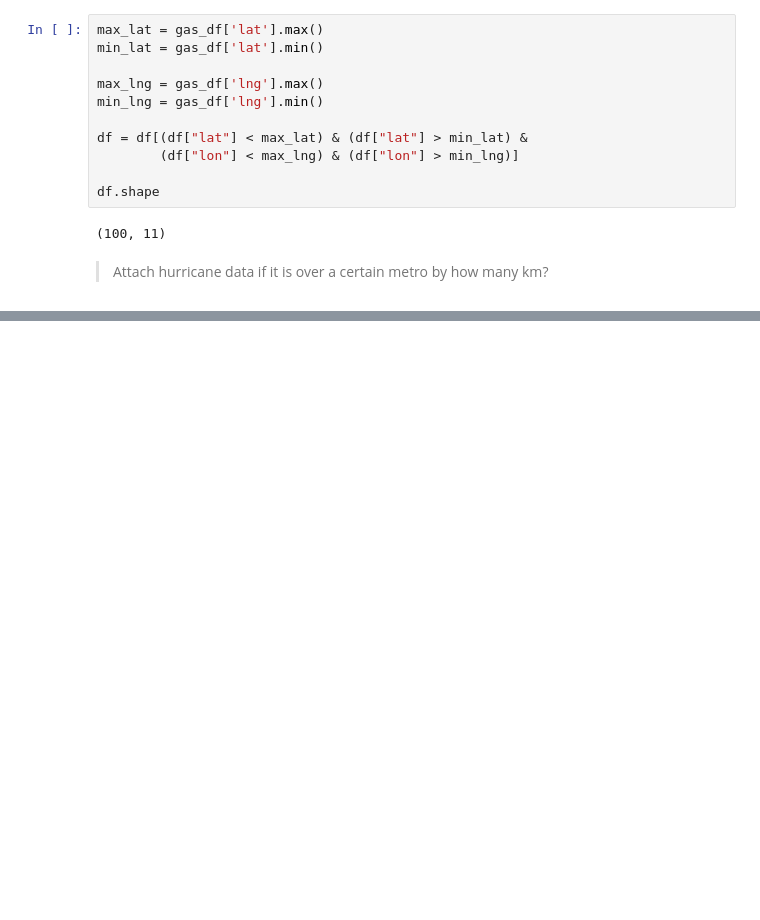
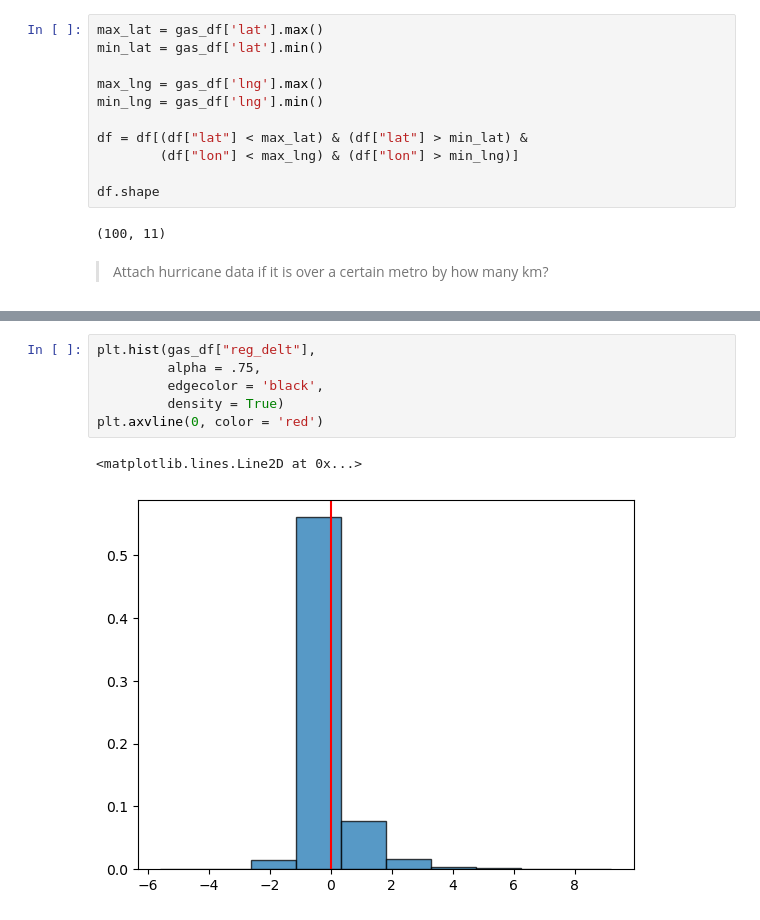
Before and after one commit to sofieappel/HurricanesAndGasPrices, a Jupyter notebook: Data/gas_canes_attempt.ipynb, the cells around one changed output, grey strips where cells are left out. Saved outputs shown, nothing was run; the diff lists cells and outputs as text; blank space fills up the shorter version.

```diff
--- a/Data/gas_canes_attempt.ipynb
+++ b/Data/gas_canes_attempt.ipynb
@@ -80,0 +105,9 @@ plt.legend()
+# %%
+plt.hist(gas_df["reg_delt"],
+         alpha = .75,
+         edgecolor = 'black',
+         density = True)
+plt.axvline(0, color = 'red')
+# %% [output]
+<matplotlib.lines.Line2D at 0x...>
+[figure, added]
```
Also changed, not shown: parts of 6 cells of this notebook.
